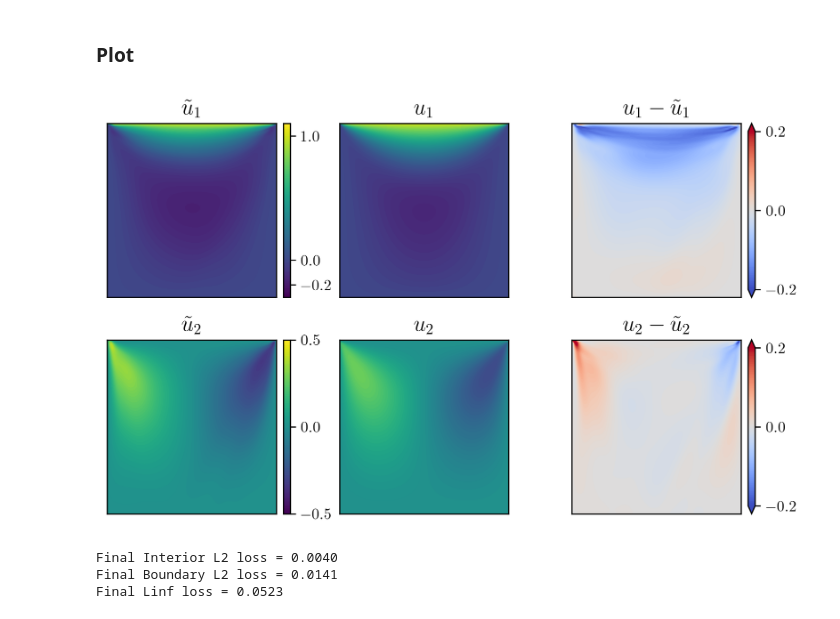
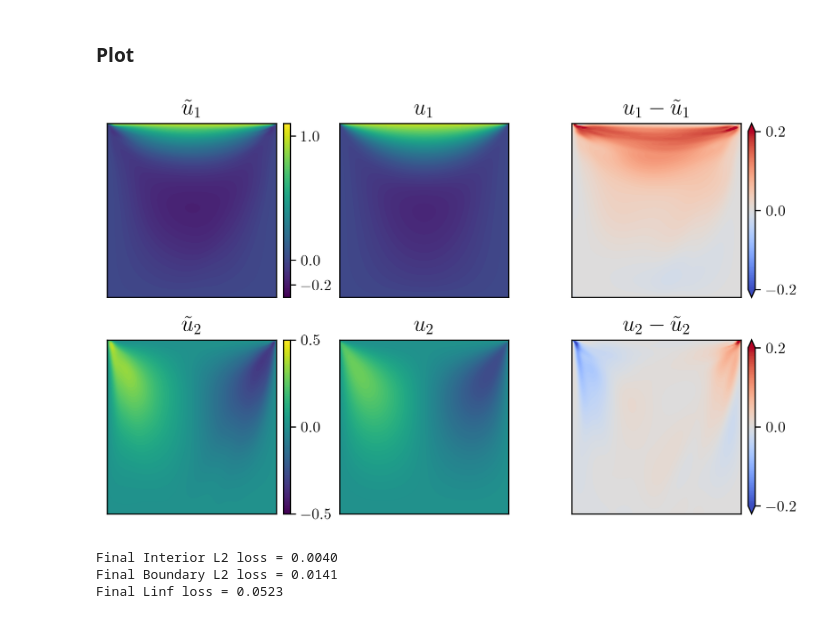
Before and after one commit to mskPark/DRLPDE, a Jupyter notebook: tools/ErrorPlot_JCPexample5.ipynb, the cells around one changed output. Saved outputs shown, nothing was run; the diff lists cells and outputs as text; code cells hidden in the pictures.

Commit message:
Fixed plotting in examples 1 and 5

```diff
--- a/tools/ErrorPlot_JCPexample5.ipynb
+++ b/tools/ErrorPlot_JCPexample5.ipynb
@@ -185,7 +185,7 @@ ax[0,1].tick_params(
 
 contour2 = ax[0,2].contourf(x1g.detach().cpu().numpy(),
                             x2g.detach().cpu().numpy(),
-                            Trained_Vel_U - u1_true, levels = levels_error,
+                            u1_true - Trained_Vel_U , levels = levels_error,
                             cmap=plt.cm.coolwarm, extend='both')
 ax[0,2].set_title(r'$u_1 - \tilde{u}_1$')
 
@@ -252,35 +252,35 @@ ax[1,1].tick_params(
     right=False,
     labelbottom=False,
     labelleft=False
 )
 
 
 contour5 = ax[1,2].contourf(x1g.detach().cpu().numpy(),
                             x2g.detach().cpu().numpy(),
-                            Trained_Vel_V - u2_true, levels = levels_error,
+                            u2_true - Trained_Vel_V, levels = levels_error,
                             cmap=plt.cm.coolwarm, extend='both')
 ax[1,2].set_title(r'$u_2 - \tilde{u}_2$')
 
 ax[1,2].tick_params(
     axis='both',
     which='both',
     bottom=False,
     top=False,
     left=False,
     right=False,
     labelbottom=False,
     labelleft=False
 )
 
 colorbar5_param = fig.add_axes(
     [ax[1,2].get_position().x1 + 0.01,
      ax[1,2].get_position().y0,
      0.01,
      ax[1,2].get_position().height])
 colorbar5 = plt.colorbar(contour5, ticks=ticks_error, cax = colorbar5_param)
 colorbar5.ax.tick_params(labelsize=10)
 # %% [output]
-[figure, old version]
+[figure, new version]
 # %%
 steps = range(int(parameters['trainingsteps']))
 L2loss = np.sqrt(losses[:,:,0])
```
Also changed, not shown: 3 other files.
